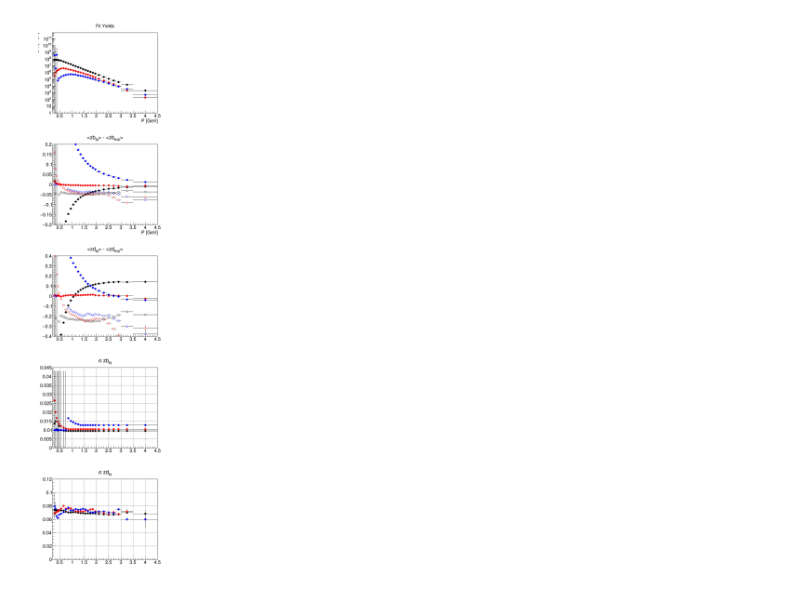
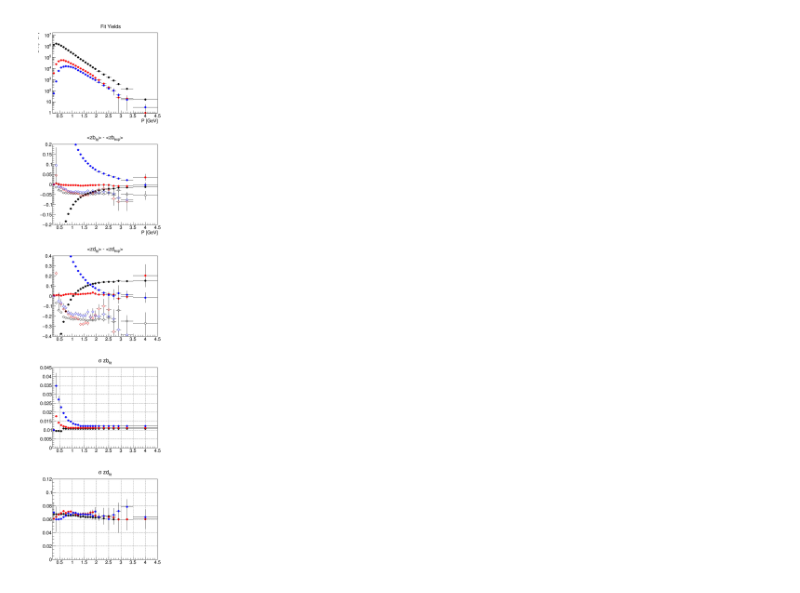
Before and after one commit to jdbrice/ipyLog, a Jupyter notebook: Rcp/View_Fit_Results.ipynb, the cells around one changed output. Cells and saved outputs as stored; diff of their text form; code cells hidden in the pictures.

```diff
--- a/Rcp/View_Fit_Results.ipynb
+++ b/Rcp/View_Fit_Results.ipynb
@@ -6,9 +6,9 @@ path = "/Users/danielbrandenburg/Desktop/present/"
 f = root_open( path+fName )
 # %%
 R.gStyle.SetOptStat(0)
-drawAll( "0", "n" )
+drawAll( "6", "n" )
 # %% [output]
-[figure, old version]
+[figure, new version]
 # %%
 scan = Canvas( width=400, height=400 )
 saveZbMu( "0", "n", scan)
```
Also changed, not shown: parts of 1 cell of this notebook.
